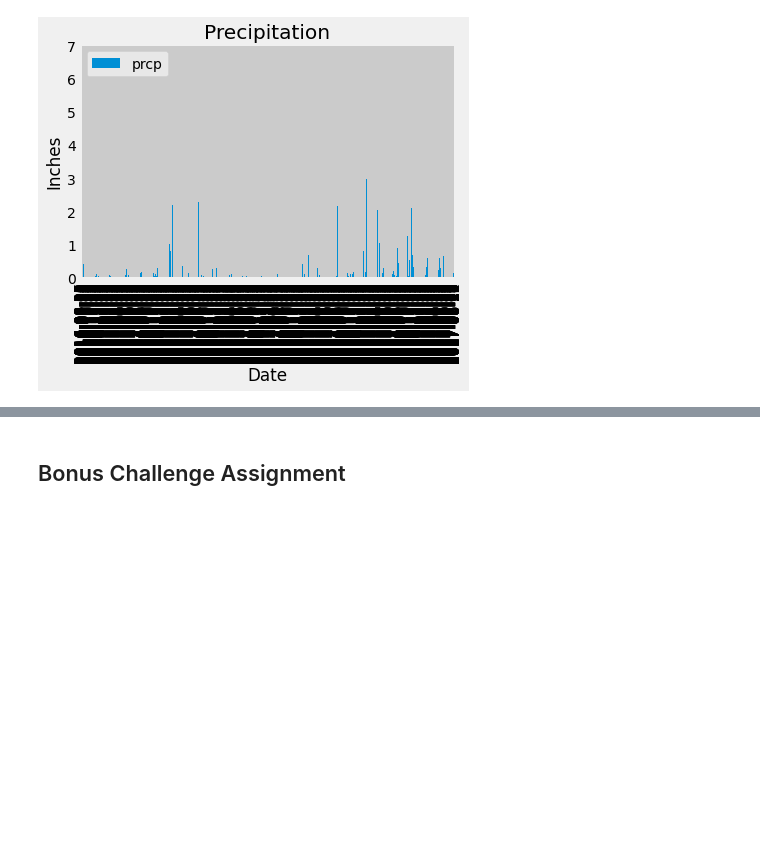
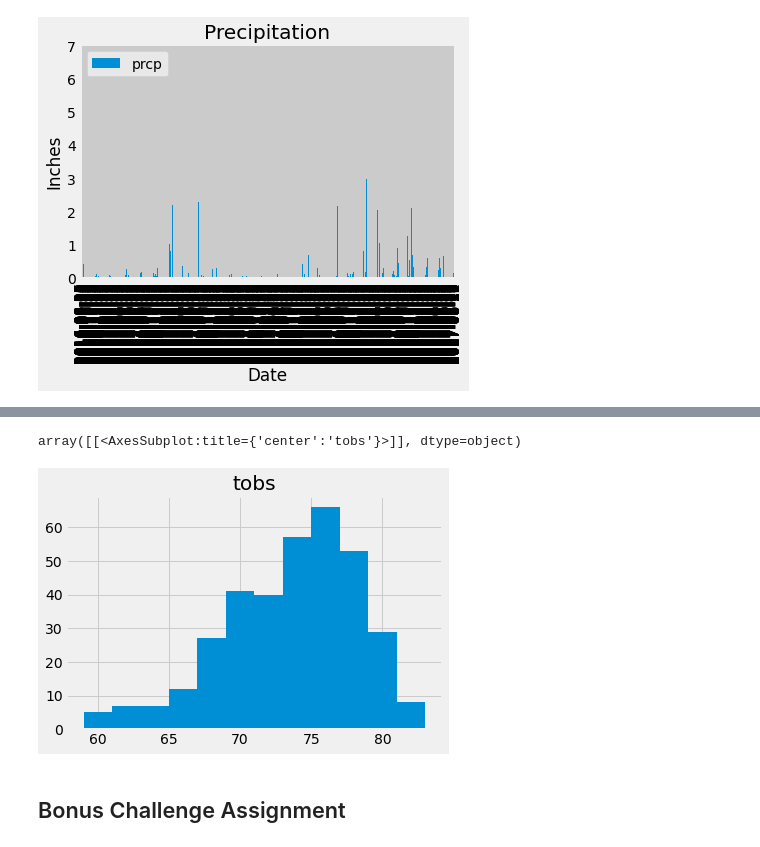
Before and after one commit to BatesJ72/sqlalchemy-challenge, a Jupyter notebook: climate.ipynb, the cells around one changed output, grey strips where cells are left out. Saved outputs shown, nothing was run; the diff lists cells and outputs as text; code cells hidden in the pictures; blank space fills up the shorter version.

```diff
--- a/climate.ipynb
+++ b/climate.ipynb
@@ -142,0 +153,10 @@ print(station_df1.head())
+# %%
+# Design a query to retrieve the last 12 months of temperature observation data (TOBS).
+# Filter by the station with the highest number of observations.
+
+tobs_df = pd.read_sql("""
+SELECT station, date, tobs
+FROM measurement
+WHERE station = 'USC00519281' and date between '2016-08-23' and '2017-08-23'
+""", conn_m).dropna(how = 'any')
+print(tobs_df)
@@ -143,3 +178,10 @@ print(station_df1.head())
+# %%
+# Plot the results as a histogram with bins=12
+
+tobs_df.hist(bins=12)
+# %% [output]
+array([[<AxesSubplot:title={'center':'tobs'}>]], dtype=object)
+[figure, added]
 # %% [markdown]
 ## Bonus Challenge Assignment
 # %%
```
Also changed, not shown: parts of 10 cells of this notebook.
